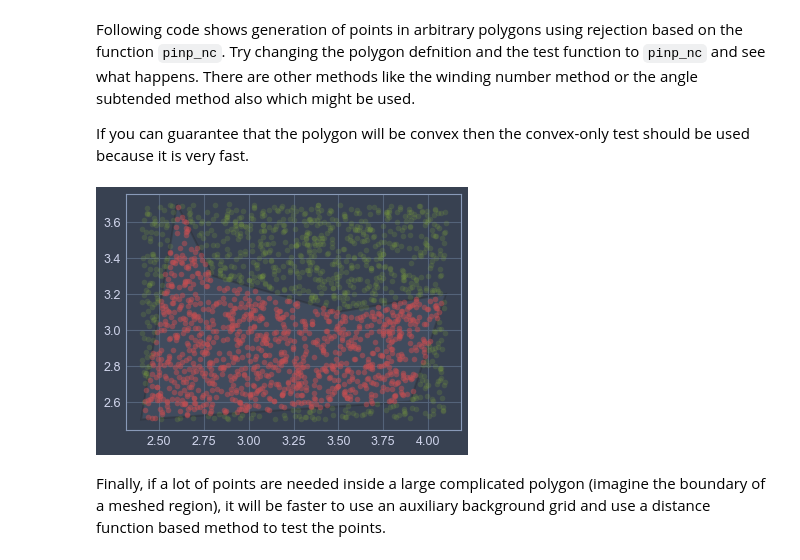
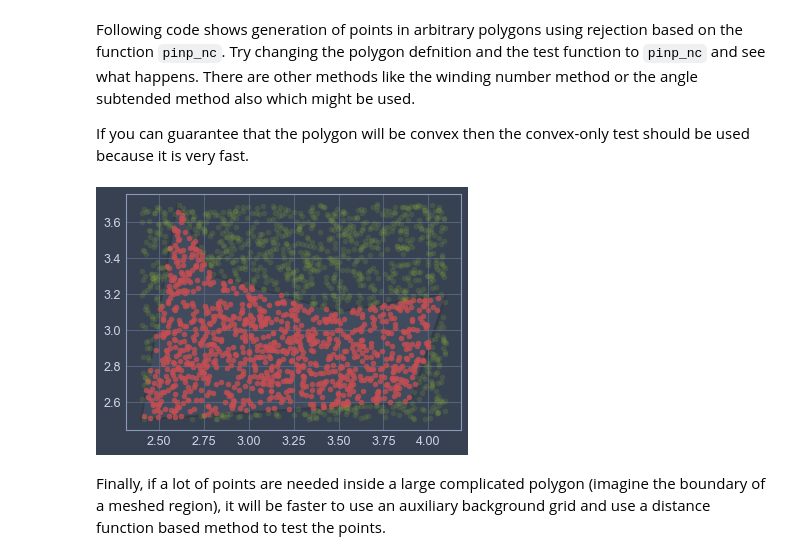
Before and after one commit to AbhilashReddyM/notebooks, a Jupyter notebook: random_sampling/Random Sampling.ipynb, the cells around one changed output. Cells and saved outputs as stored; diff of their text form; code cells hidden in the pictures.

```diff
--- a/random_sampling/Random Sampling.ipynb
+++ b/random_sampling/Random Sampling.ipynb
@@ -146,24 +145,24 @@ If you can guarantee that the polygon will be convex then the convex-only test s
 # %%
 fig,ax=plt.subplots(figsize=[6,6])
 ax.set_aspect('equal')
 
 poly=2.5 + np.asarray([[-0.1,0],[1.4,0.1],[1.6,0.7], [1.0,0.6] ,[0.3,0.8], [0.1,1.2]])
 _=ax.add_artist(plt.Polygon(poly,alpha=0.3,lw=2,ec='k'))
 bbox=np.array([poly.min(axis=0),poly.max(axis=0)])
 
 N=1000
 ns=0
 while ns<N:
     u1=uniform()
     u2=uniform()
     p=bbox[0]+np.array([u1*(bbox[1,0]-bbox[0,0]),u2*(bbox[1,1]-bbox[0,1])])
     if pinp_nc(p,poly):
         ns+=1
-        _=ax.plot(p[0],p[1],'ro', alpha=0.5, mec='none')
+        _=ax.plot(p[0],p[1],'ro', alpha=0.8, mec='none')
     else:
         _=ax.plot(p[0],p[1],'go', alpha=0.2, mec='none')
 # %% [output]
-[figure, old version]
+[figure, new version]
 # %% [markdown]
 Finally, if a lot of points are needed inside a large complicated polygon (imagine the boundary of a meshed region), it will be faster to use an auxiliary background grid and use a distance function based method to test the points.
 # %% [markdown]
```
Also changed, not shown: parts of 15 cells of this notebook, 1 other file.
